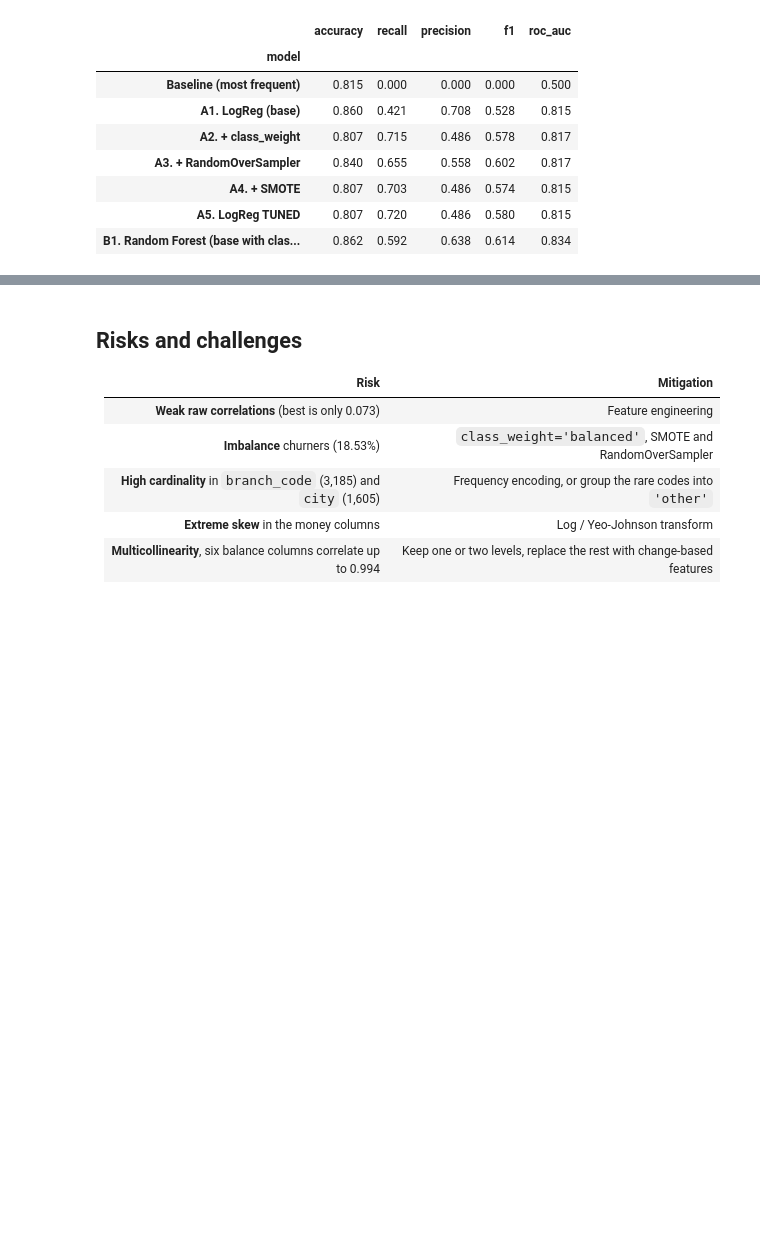
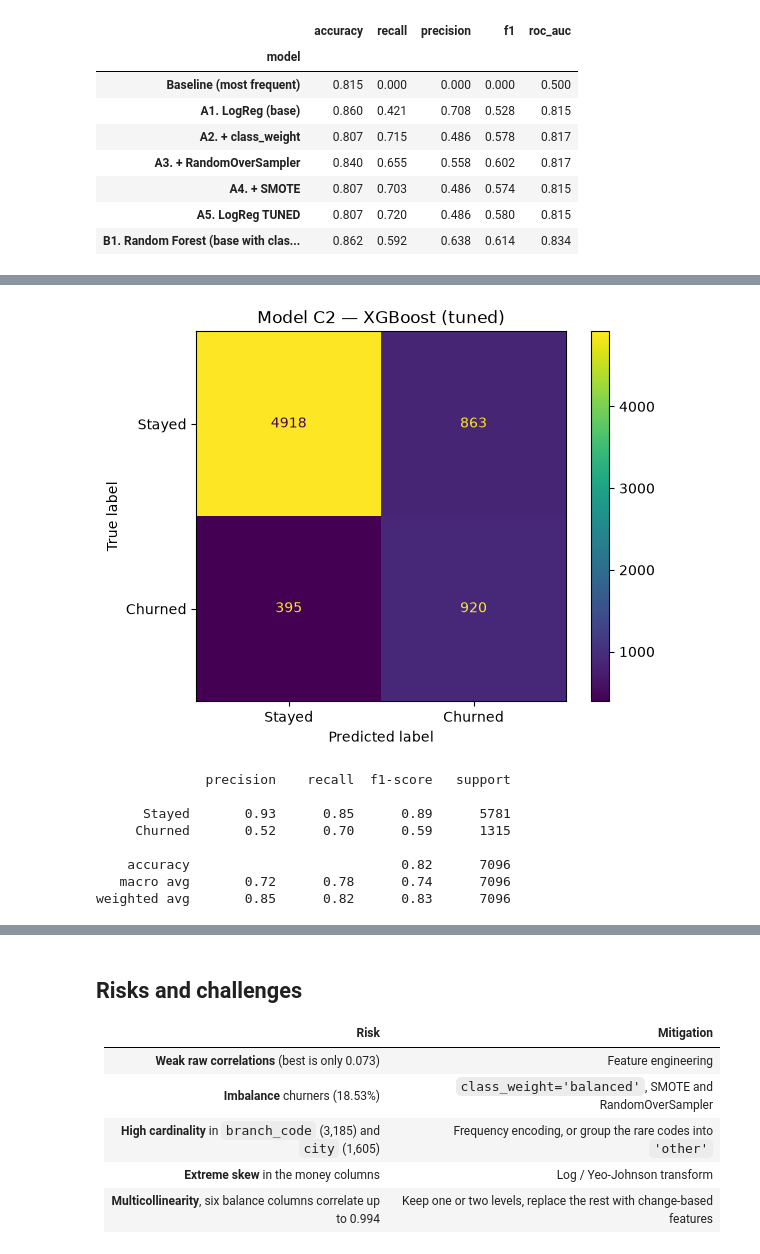
Before and after one commit to Meqdad-25/labs_projects, a Jupyter notebook: projects/Project 4 (Capstone)/3. Final Capstone/final_capstone.ipynb, the cells around one changed output, grey strips where cells are left out. Drawn from its saved outputs; the diff is of its cells as text; code cells hidden in the pictures; blank space fills up the shorter version.

```diff
--- a/projects/Project 4 (Capstone)/3. Final Capstone/final_capstone.ipynb
+++ b/projects/Project 4 (Capstone)/3. Final Capstone/final_capstone.ipynb
@@ -1503,0 +1532,11 @@ All 6 models report the same metrics, collected into a single comparison table (
+# %%
+import xgboost as xgb
+
+scale_pos_weight = (y_train == 0).sum() / (y_train == 1).sum()
+print(f'scale_pos_weight = {round(scale_pos_weight, 2)}')
+
+xgb_base = xgb.XGBClassifier(scale_pos_weight= scale_pos_weight, random_state=42, n_jobs=-1, eval_metric='logloss')
+xgb_base.fit(X_train_selected, y_train)
+
+scores.append(evaluate('C1. XGBoost (base)', xgb_base, X_test_selected, y_test))
+pd.DataFrame(scores).set_index('model').round(3)
@@ -1503,0 +1558,20 @@ All 6 models report the same metrics, collected into a single comparison table (
+# %%
+param_grid_xgb = {
+    'n_estimators': [200, 400], # number of trees
+    'max_depth': [3, 5], # trying shallow trees may work well for boosting
+    'learning_rate' : [0.05, 0.1], # how much each tree corrects the last
+    'scale_pos_weight': [scale_pos_weight] # the imbalance fix
+}
+
+grid_xgb = GridSearchCV(
+    xgb.XGBClassifier(random_state=42, n_jobs=-1, eval_metric='logloss'),
+    param_grid_xgb,
+    scoring='recall',
+    cv=StratifiedKFold(n_splits=5, shuffle=True, random_state=42),
+    n_jobs=-1
+)
+
+grid_xgb.fit(X_train_selected, y_train)
+
+print('best parameters:', grid_xgb.best_params_)
+print('best CV recall:', round(grid_xgb.best_score_, 3))
@@ -1503,0 +1581,5 @@ All 6 models report the same metrics, collected into a single comparison table (
+# %%
+xgb_tuned = grid_xgb.best_estimator_
+scores.append(evaluate('C2. XGBoost TUNED', xgb_tuned, X_test_selected, y_test))
+
+pd.DataFrame(scores).set_index('model').round(3)
@@ -1503,0 +1599,16 @@ All 6 models report the same metrics, collected into a single comparison table (
+# %%
+ConfusionMatrixDisplay.from_estimator(xgb_tuned, X_test_selected, y_test, display_labels=['Stayed', 'Churned'])
+plt.title('Model C2 — XGBoost (tuned)')
+plt.show()
+
+print(classification_report(y_test, xgb_tuned.predict(X_test_selected), target_names=['Stayed', 'Churned']))
+# %% [output]
+[figure, added]
+              precision    recall  f1-score   support
+
+      Stayed       0.93      0.85      0.89      5781
+     Churned       0.52      0.70      0.59      1315
+
+    accuracy                           0.82      7096
+   macro avg       0.72      0.78      0.74      7096
+weighted avg       0.85      0.82      0.83      7096
```
Also changed, not shown: parts of 23 cells of this notebook.
